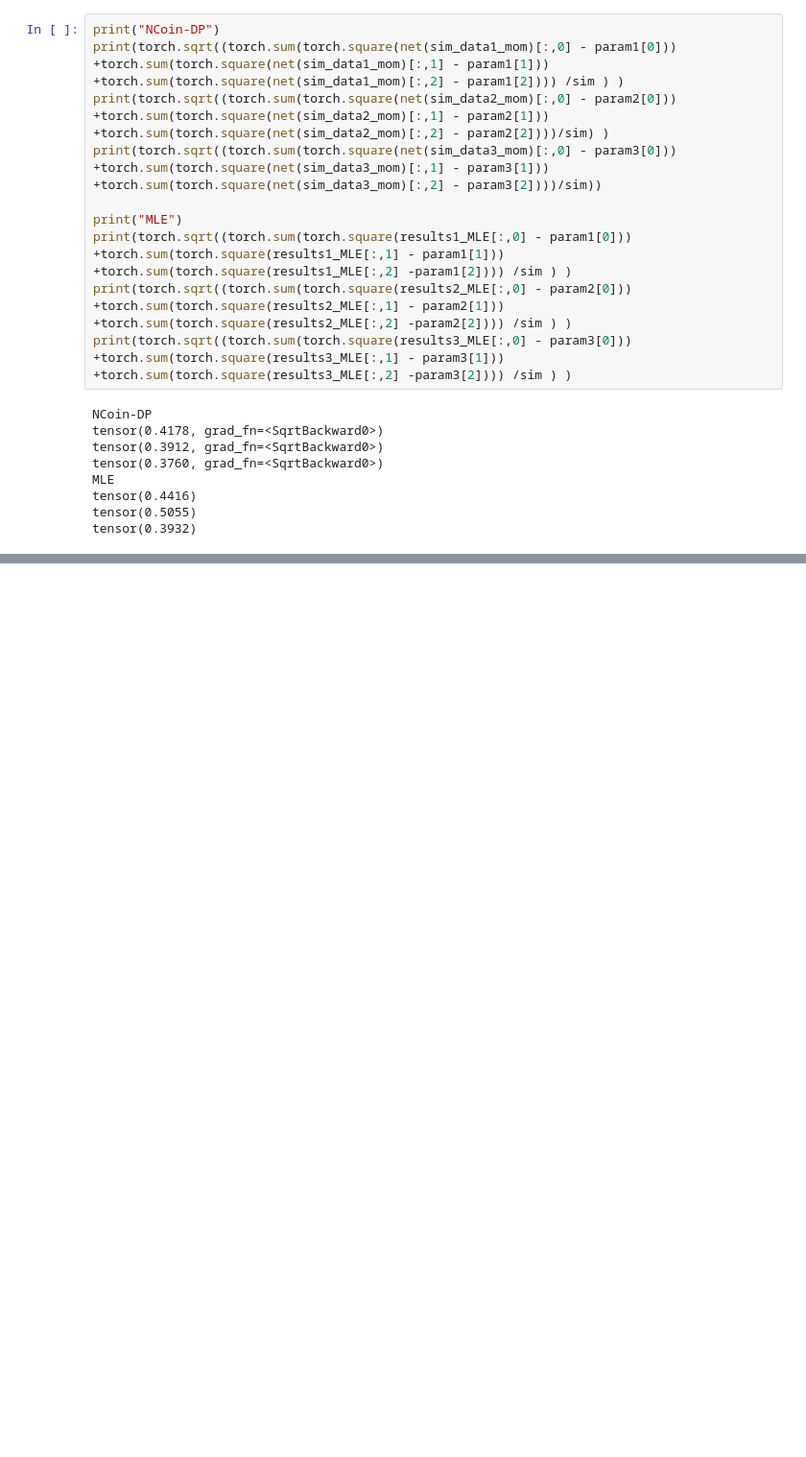
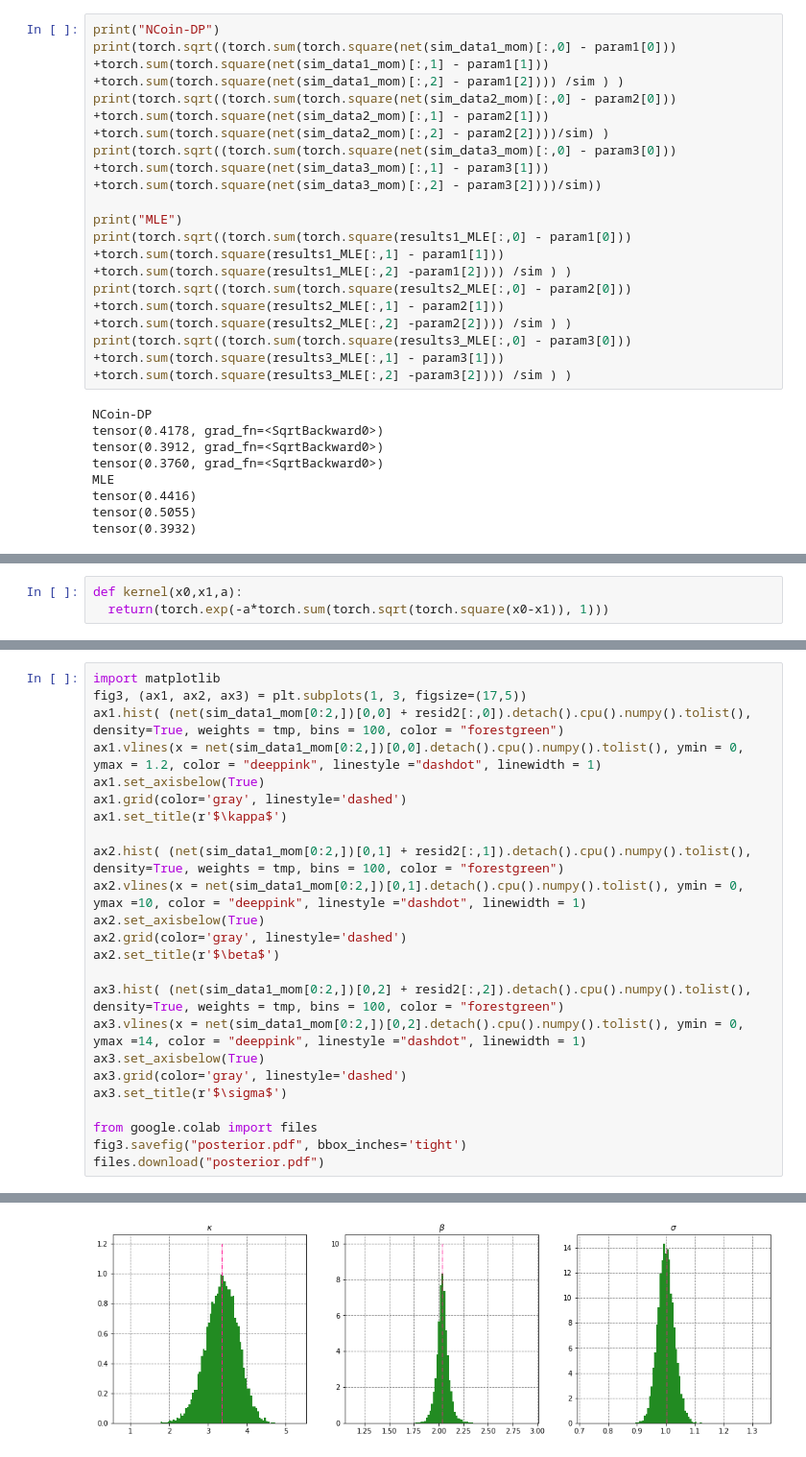
Before and after one commit to anonymous1116/NCoin-JDP, a Jupyter notebook: NCoin-DP_tutorial.ipynb, the cells around one changed output, grey strips where cells are left out. Shown: that part at 96% size. Saved outputs shown, nothing was run; the diff lists cells and outputs as text; blank space fills up the shorter version.

```diff
--- a/NCoin-DP_tutorial.ipynb
+++ b/NCoin-DP_tutorial.ipynb
@@ -421,0 +572,3 @@ tensor(0.3932)
+# %%
+def kernel(x0,x1,a):
+  return(torch.exp(-a*torch.sum(torch.sqrt(torch.square(x0-x1)), 1)))
@@ -421,0 +598,25 @@ tensor(0.3932)
+# %%
+import matplotlib
+fig3, (ax1, ax2, ax3) = plt.subplots(1, 3, figsize=(17,5))
+ax1.hist( (net(sim_data1_mom[0:2,])[0,0] + resid2[:,0]).detach().cpu().numpy().tolist(), density=True, weights = tmp, bins = 100, color = "forestgreen")
+ax1.vlines(x = net(sim_data1_mom[0:2,])[0,0].detach().cpu().numpy().tolist(), ymin = 0, ymax = 1.2, color = "deeppink", linestyle ="dashdot", linewidth = 1)
+ax1.set_axisbelow(True)
+ax1.grid(color='gray', linestyle='dashed')
+ax1.set_title(r'$\kappa$')
+
+ax2.hist( (net(sim_data1_mom[0:2,])[0,1] + resid2[:,1]).detach().cpu().numpy().tolist(), density=True, weights = tmp, bins = 100, color = "forestgreen")
+ax2.vlines(x = net(sim_data1_mom[0:2,])[0,1].detach().cpu().numpy().tolist(), ymin = 0, ymax =10, color = "deeppink", linestyle ="dashdot", linewidth = 1)
+ax2.set_axisbelow(True)
+ax2.grid(color='gray', linestyle='dashed')
+ax2.set_title(r'$\beta$')
+
+ax3.hist( (net(sim_data1_mom[0:2,])[0,2] + resid2[:,2]).detach().cpu().numpy().tolist(), density=True, weights = tmp, bins = 100, color = "forestgreen")
+ax3.vlines(x = net(sim_data1_mom[0:2,])[0,2].detach().cpu().numpy().tolist(), ymin = 0, ymax =14, color = "deeppink", linestyle ="dashdot", linewidth = 1)
+ax3.set_axisbelow(True)
+ax3.grid(color='gray', linestyle='dashed')
+ax3.set_title(r'$\sigma$')
+
+from google.colab import files
+fig3.savefig("posterior.pdf", bbox_inches='tight')
+files.download("posterior.pdf")
+# %% [output]
@@ -421,0 +625 @@ tensor(0.3932)
+[figure, added]
```
Also changed, not shown: parts of 16 cells of this notebook.
